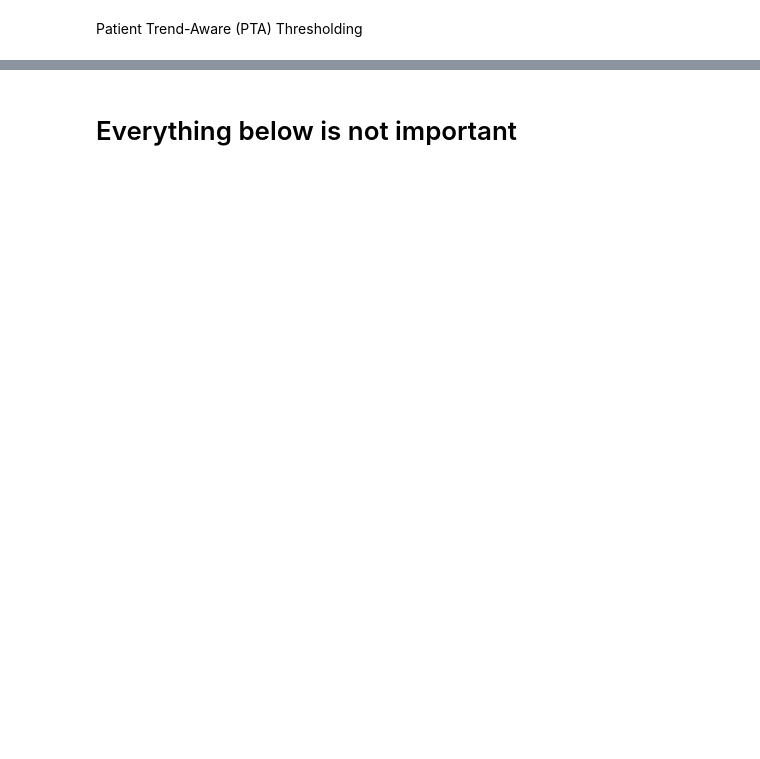
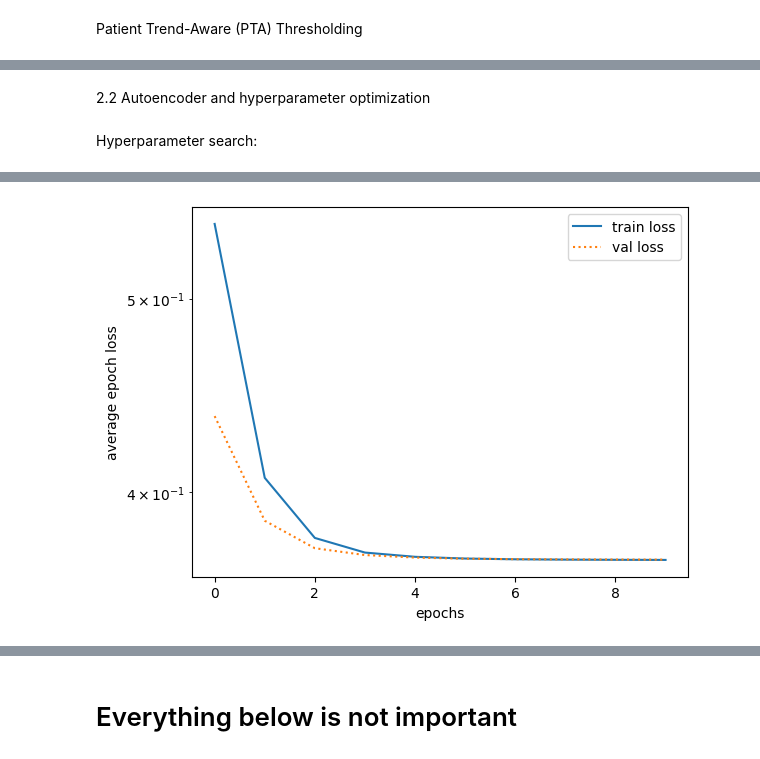
Before and after one commit to lukevoss/GNN, a Jupyter notebook: assignment_6.ipynb, the cells around one changed output, grey strips where cells are left out. Saved outputs shown, nothing was run; the diff lists cells and outputs as text; code cells hidden in the pictures; blank space fills up the shorter version.

Commit message:
add code for simple Autoencoder

```diff
--- a/assignment_6.ipynb
+++ b/assignment_6.ipynb
@@ -906,0 +935,2 @@ plt.plot(coefficient_array[:,6],"*:")
+# %%
+x,xdot,xddot=cartesian_embedding(concatenated_z,concatenated_z,concatenated_z)
@@ -906,0 +973,2 @@ plt.plot(coefficient_array[:,6],"*:")
+# %% [markdown]
+2.2 Autoencoder and hyperparameter optimization
@@ -906,0 +980,26 @@ plt.plot(coefficient_array[:,6],"*:")
+# %%
+# simple Autoencoder
+class Autoencoder(nn.Module):
+    def __init__(self, input_size, num_layers,hidden_size):
+        super(Autoencoder, self).__init__()
+
+        # Encoder layers
+        encoder_layers = [nn.Linear(input_size, hidden_size[0]), nn.Sigmoid()]
+        for i in range(1, num_layers):
+            encoder_layers.append(nn.Linear(hidden_size[i-1], hidden_size[i]))
+            encoder_layers.append(nn.Sigmoid())
+        self.encoder = nn.Sequential(*encoder_layers)
+
+        # Decoder layers
+        decoder_layers = []
+        for i in range(1,num_layers,1):
+            decoder_layers.append(nn.Linear(hidden_size[-i], hidden_size[-i-1]))
+            decoder_layers.append(nn.Sigmoid())
+        decoder_layers.append(nn.Linear(hidden_size[-num_layers], input_size))
+        decoder_layers.append(nn.Sigmoid())
+        self.decoder = nn.Sequential(*decoder_layers)
+
+    def forward(self, x):
+        encoded = self.encoder(x)
+        decoded = self.decoder(encoded)
+        return decoded
@@ -906,0 +1051,19 @@ plt.plot(coefficient_array[:,6],"*:")
+# %% [markdown]
+Hyperparameter search:
+# %%
+### let's check:
+input_size=2
+num_layers=1
+hidden_size=[1]
+simple_AE_model= Autoencoder(input_size=input_size, num_layers=num_layers,
+                             hidden_size=hidden_size)
+
+avg_train_loss_simple_ae, avg_val_loss_simple_ae= train_and_validate_simple_AE(simple_AE_model,
+                                                                      cartesian_x_train_dataloader,
+                                                                      cartesian_x_test_dataloader,
+                                                                      num_epochs=10,
+                                                                      learning_rate=1e-3
+                                                                              )
+
+plot_train_and_val_loss(avg_train_loss_simple_ae, avg_val_loss_simple_ae)
+# %% [output]
@@ -906,0 +1080 @@ plt.plot(coefficient_array[:,6],"*:")
+[figure, added]
```
Also changed, not shown: parts of 65 cells of this notebook.
